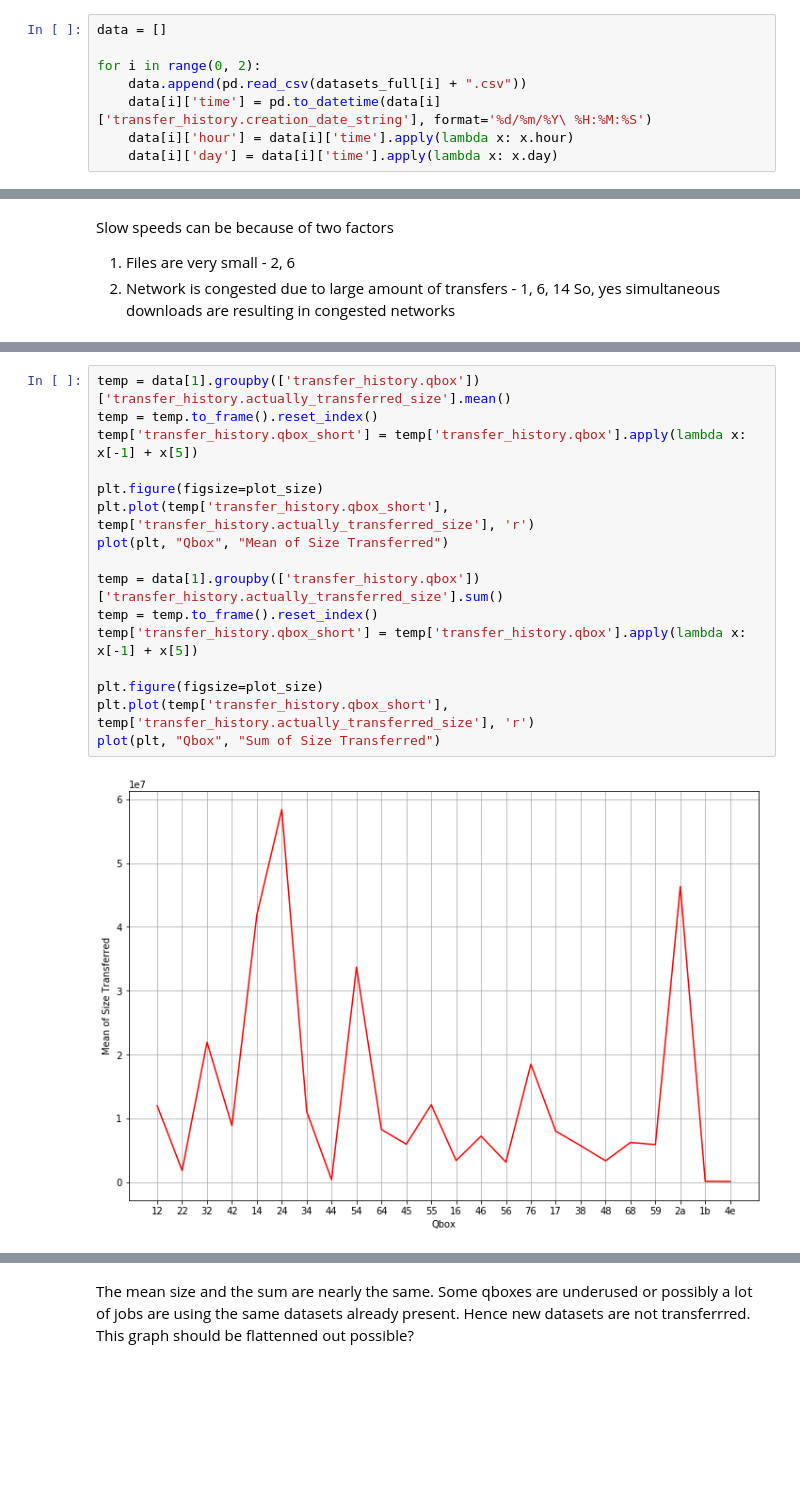
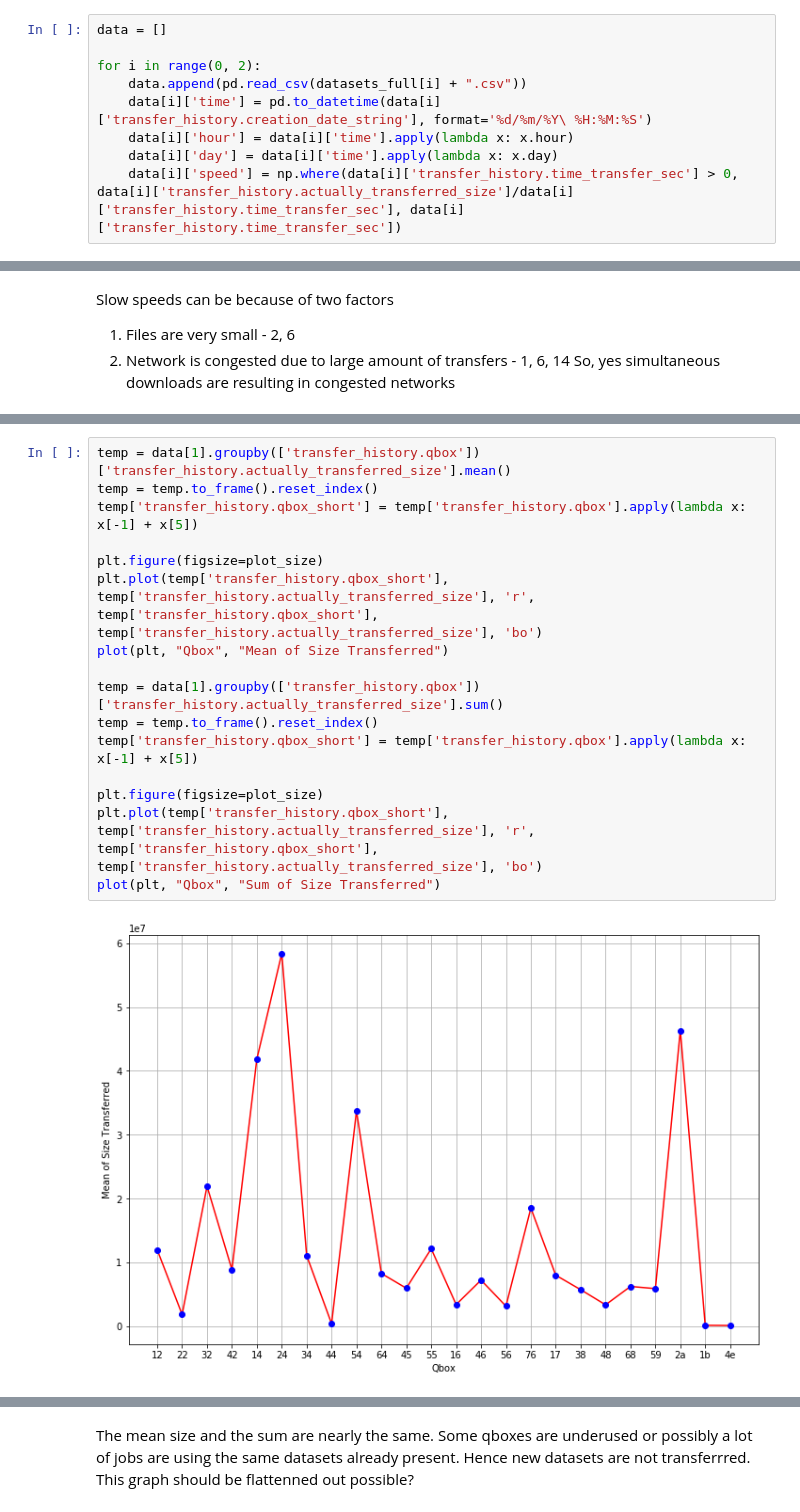
Before and after one commit to AdwaitB/greco-notes, a Jupyter notebook: infra/Analysis_full.ipynb, the cells around one changed output, grey strips where cells are left out. Cells and saved outputs as stored; diff of their text form; blank space fills up the shorter version.

Commit message:
Added Speed and Size to per Qbox analysis

```diff
--- a/infra/Analysis_full.ipynb
+++ b/infra/Analysis_full.ipynb
@@ -49,6 +49,7 @@ for i in range(0, 2):
     data[i]['time'] = pd.to_datetime(data[i]['transfer_history.creation_date_string'], format='%d/%m/%Y\ %H:%M:%S')
     data[i]['hour'] = data[i]['time'].apply(lambda x: x.hour)
     data[i]['day'] = data[i]['time'].apply(lambda x: x.day)
+    data[i]['speed'] = np.where(data[i]['transfer_history.time_transfer_sec'] > 0, data[i]['transfer_history.actually_transferred_size']/data[i]['transfer_history.time_transfer_sec'], data[i]['transfer_history.time_transfer_sec'])
 # %%
 print("Size of dataset : " + str(data[1].shape))
 print("Unique Jobs : " + str(len(data[1]['transfer_history.task'].unique().tolist())))
@@ -509,18 +499,18 @@ So, yes simultaneous downloads are resulting in congested networks
 # %%
 temp = data[1].groupby(['transfer_history.qbox'])['transfer_history.actually_transferred_size'].mean()
 temp = temp.to_frame().reset_index()
 temp['transfer_history.qbox_short'] = temp['transfer_history.qbox'].apply(lambda x: x[-1] + x[5])
 
 plt.figure(figsize=plot_size)
-plt.plot(temp['transfer_history.qbox_short'], temp['transfer_history.actually_transferred_size'], 'r')
+plt.plot(temp['transfer_history.qbox_short'], temp['transfer_history.actually_transferred_size'], 'r', temp['transfer_history.qbox_short'], temp['transfer_history.actually_transferred_size'], 'bo')
 plot(plt, "Qbox", "Mean of Size Transferred")
 
 temp = data[1].groupby(['transfer_history.qbox'])['transfer_history.actually_transferred_size'].sum()
 temp = temp.to_frame().reset_index()
 temp['transfer_history.qbox_short'] = temp['transfer_history.qbox'].apply(lambda x: x[-1] + x[5])
 
 plt.figure(figsize=plot_size)
-plt.plot(temp['transfer_history.qbox_short'], temp['transfer_history.actually_transferred_size'], 'r')
+plt.plot(temp['transfer_history.qbox_short'], temp['transfer_history.actually_transferred_size'], 'r', temp['transfer_history.qbox_short'], temp['transfer_history.actually_transferred_size'], 'bo')
 plot(plt, "Qbox", "Sum of Size Transferred")
 # %% [output]
-[figure, old version]
+[figure, new version]
```
Also changed, not shown: parts of 9 cells of this notebook, 1 other file.
